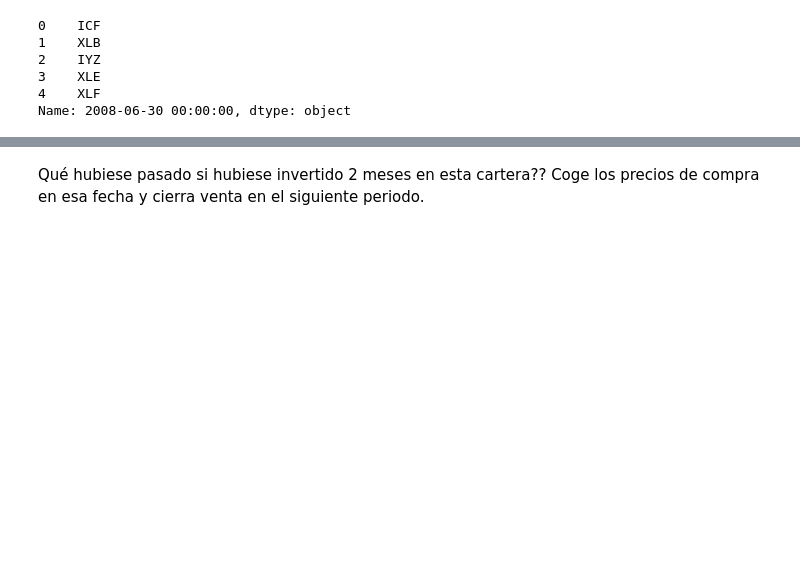
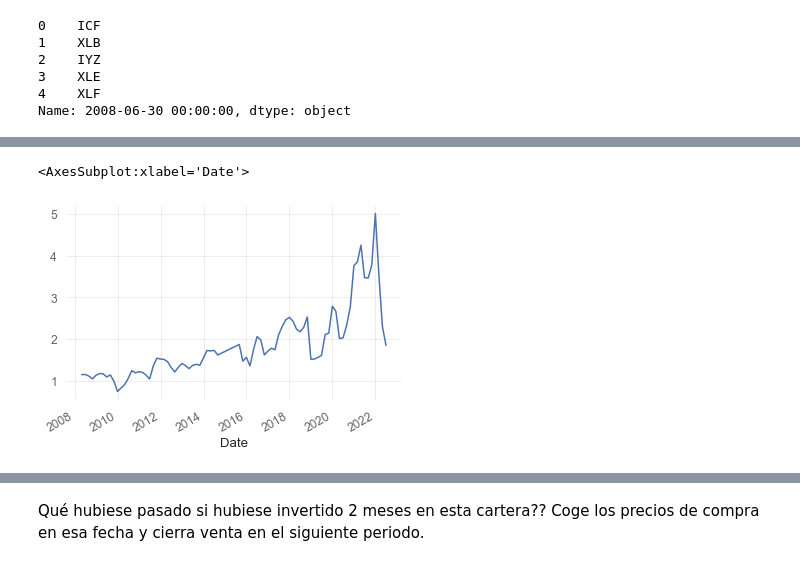
Before and after one commit to NicoGuillen/Backtest, a Jupyter notebook: Quant_Features.ipynb, the cells around one changed output, grey strips where cells are left out. Drawn from its saved outputs; the diff is of its cells as text; code cells hidden in the pictures; blank space fills up the shorter version.

```diff
--- a/Quant_Features.ipynb
+++ b/Quant_Features.ipynb
@@ -1250,0 +1392,5 @@ Name: 2008-06-30 00:00:00, dtype: object
+# %%
+syn_index.plot()
+# %% [output]
+<AxesSubplot:xlabel='Date'>
+[figure, added]
```
Also changed, not shown: parts of 123 cells of this notebook, 1 other file.
